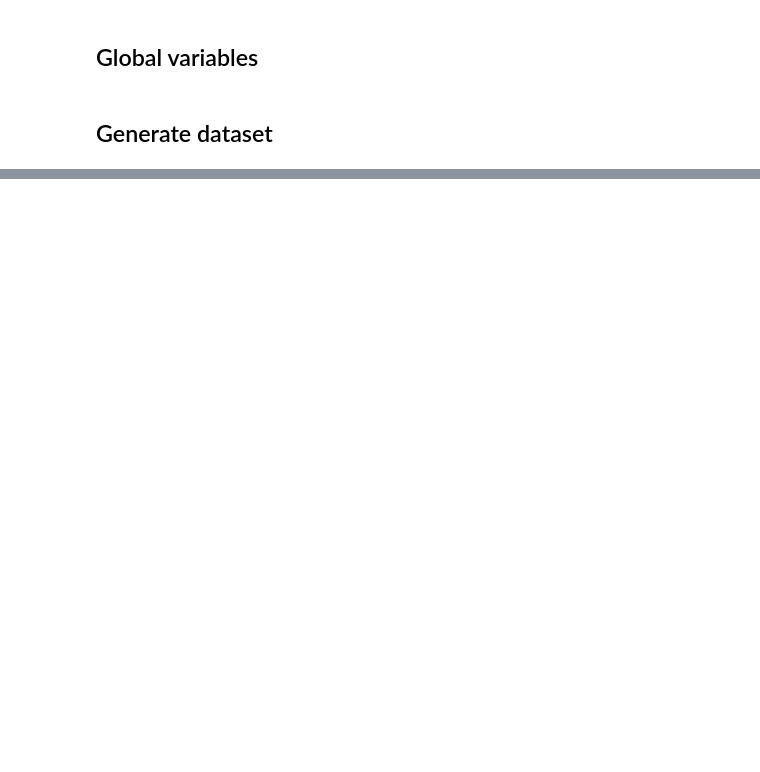
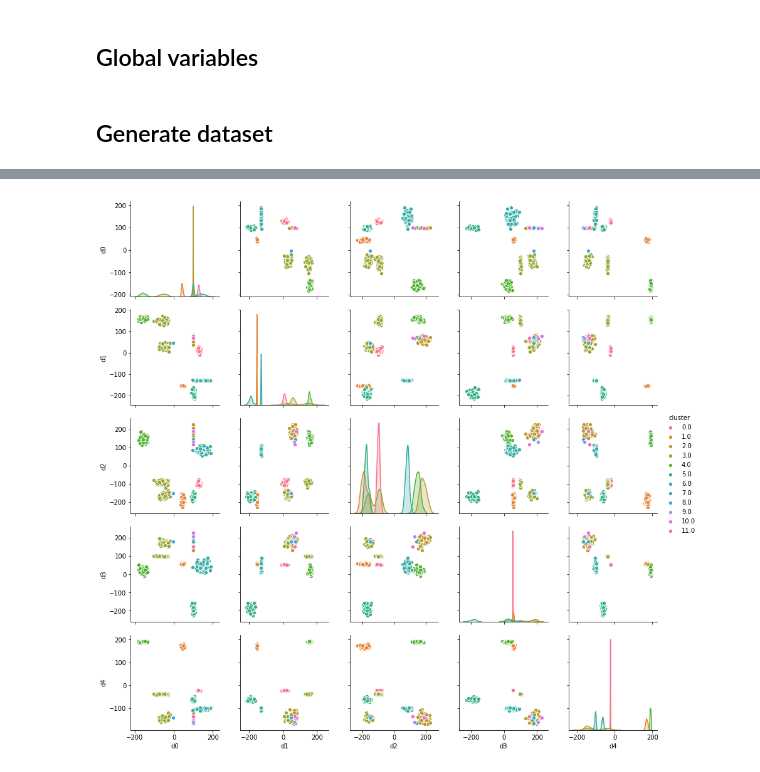
Before and after one commit to lashoun/contrast-learning, a Jupyter notebook: first_draft.ipynb, the cells around one changed output, grey strips where cells are left out. Saved outputs shown, nothing was run; the diff lists cells and outputs as text; code cells hidden in the pictures; blank space fills up the shorter version.

```diff
--- a/first_draft.ipynb
+++ b/first_draft.ipynb
@@ -217,0 +149,8 @@ for i,x in enumerate(set(sample_parents)):
+# %%
+ca = ContrastAgent()
+ca.feed_data(data)
+# ca.shuffle()
+ca.clusterize_online()
+ca.print_clusters()
+# %% [output]
+[figure, added]
```
Also changed, not shown: parts of 22 cells of this notebook, 8 other files.
